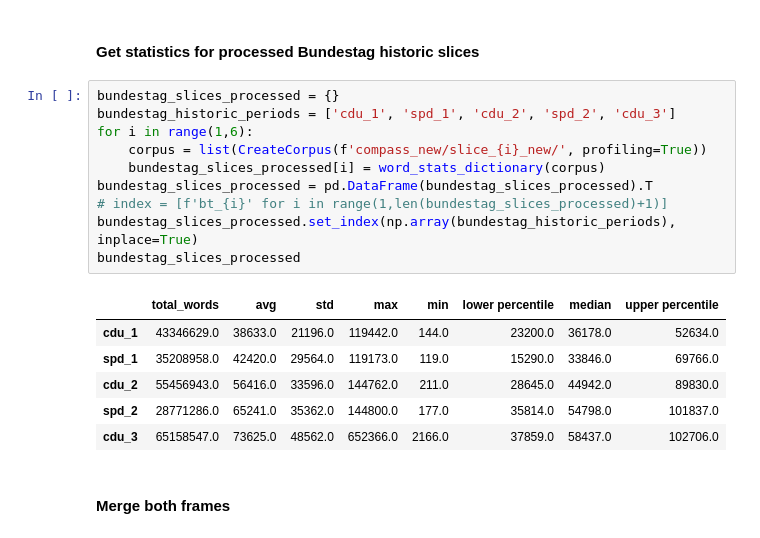
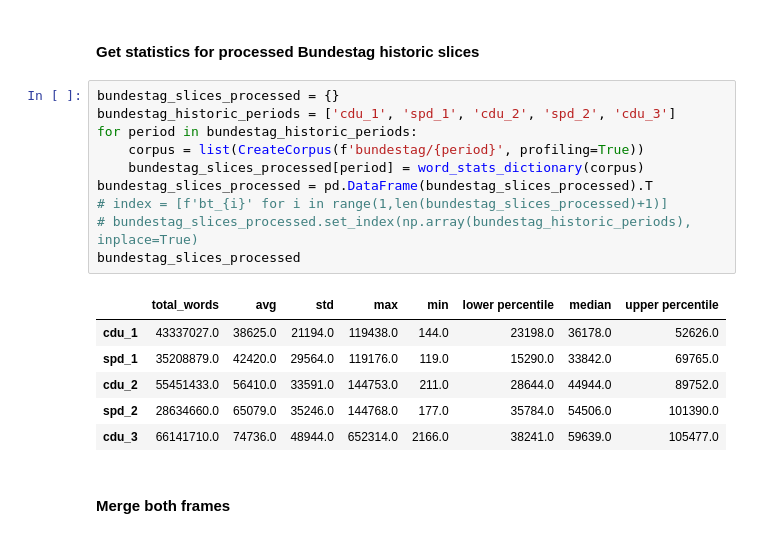
Before and after one commit to tobiwalter/Investigating-Antisemitic-Bias-in-German-Parliamentary-Proceedings, a Jupyter notebook: reproduce_plots.ipynb, the cells around one changed output. Drawn from its saved outputs; the diff is of its cells as text.

```diff
--- a/reproduce_plots.ipynb
+++ b/reproduce_plots.ipynb
@@ -71,20 +93,20 @@ NameError: name 'CreateSlice' is not defined
 # %%
 bundestag_slices_processed = {}
 bundestag_historic_periods = ['cdu_1', 'spd_1', 'cdu_2', 'spd_2', 'cdu_3']
-for i in range(1,6):
-    corpus = list(CreateCorpus(f'compass_new/slice_{i}_new/', profiling=True))
-    bundestag_slices_processed[i] = word_stats_dictionary(corpus)
+for period in bundestag_historic_periods:
+    corpus = list(CreateCorpus(f'bundestag/{period}', profiling=True))
+    bundestag_slices_processed[period] = word_stats_dictionary(corpus)
 bundestag_slices_processed = pd.DataFrame(bundestag_slices_processed).T
 # index = [f'bt_{i}' for i in range(1,len(bundestag_slices_processed)+1)]
-bundestag_slices_processed.set_index(np.array(bundestag_historic_periods), inplace=True)
+# bundestag_slices_processed.set_index(np.array(bundestag_historic_periods), inplace=True)
 bundestag_slices_processed
 # %% [output]
 |  | total_words | avg | std | max | min | lower percentile | median | upper percentile |
-| cdu_1 | 43346629.0 | 38633.0 | 21196.0 | 119442.0 | 144.0 | 23200.0 | 36178.0 | 52634.0 |
-| spd_1 | 35208958.0 | 42420.0 | 29564.0 | 119173.0 | 119.0 | 15290.0 | 33846.0 | 69766.0 |
-| cdu_2 | 55456943.0 | 56416.0 | 33596.0 | 144762.0 | 211.0 | 28645.0 | 44942.0 | 89830.0 |
-| spd_2 | 28771286.0 | 65241.0 | 35362.0 | 144800.0 | 177.0 | 35814.0 | 54798.0 | 101837.0 |
-| cdu_3 | 65158547.0 | 73625.0 | 48562.0 | 652366.0 | 2166.0 | 37859.0 | 58437.0 | 102706.0 |
+| cdu_1 | 43337027.0 | 38625.0 | 21194.0 | 119438.0 | 144.0 | 23198.0 | 36178.0 | 52626.0 |
+| spd_1 | 35208879.0 | 42420.0 | 29564.0 | 119176.0 | 119.0 | 15290.0 | 33842.0 | 69765.0 |
+| cdu_2 | 55451433.0 | 56410.0 | 33591.0 | 144753.0 | 211.0 | 28644.0 | 44944.0 | 89752.0 |
+| spd_2 | 28634660.0 | 65079.0 | 35246.0 | 144768.0 | 177.0 | 35784.0 | 54506.0 | 101390.0 |
+| cdu_3 | 66141710.0 | 74736.0 | 48944.0 | 652314.0 | 2166.0 | 38241.0 | 59639.0 | 105477.0 |
 # %% [markdown]
 #### Merge both frames
 # %%
```
Also changed, not shown: parts of 20 cells of this notebook.
